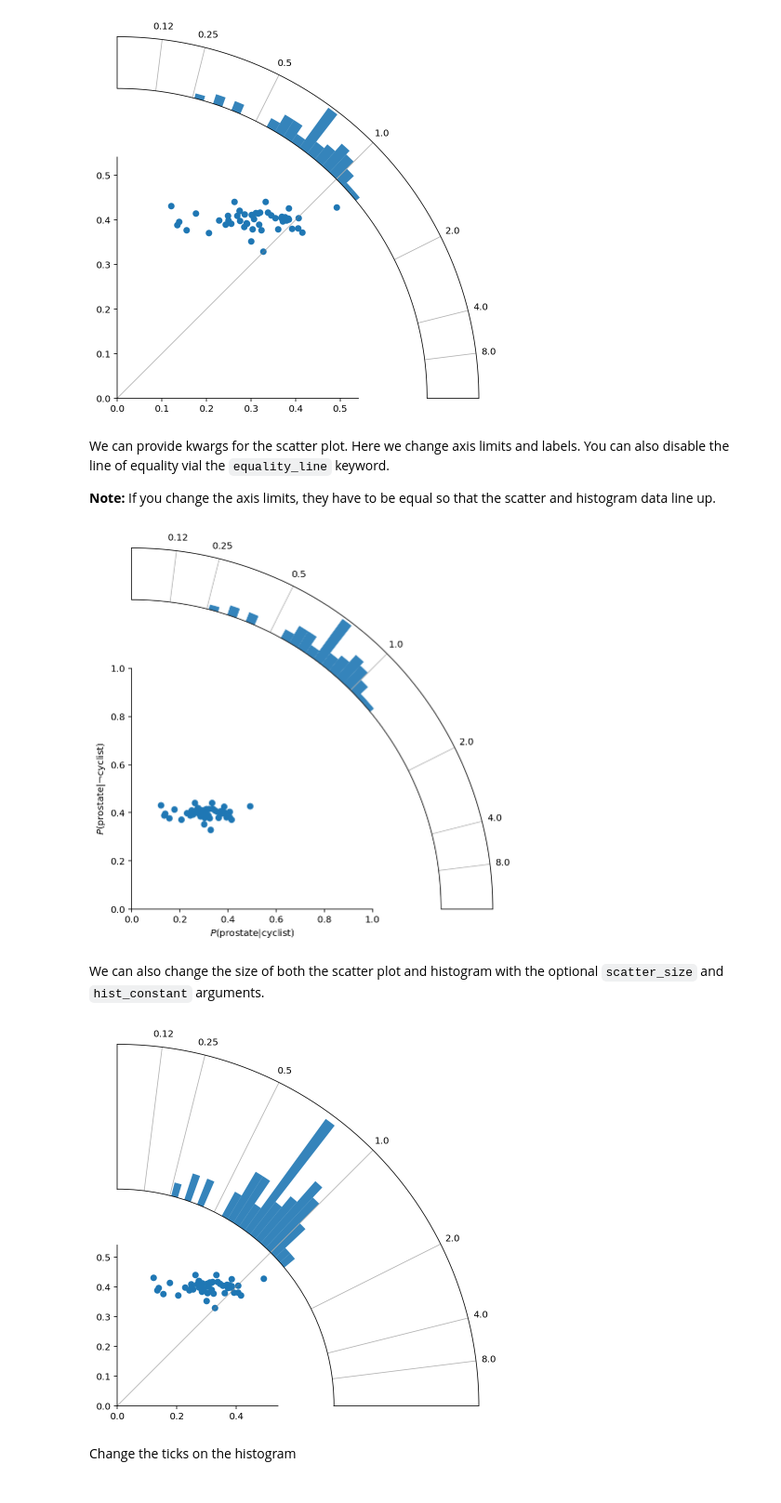
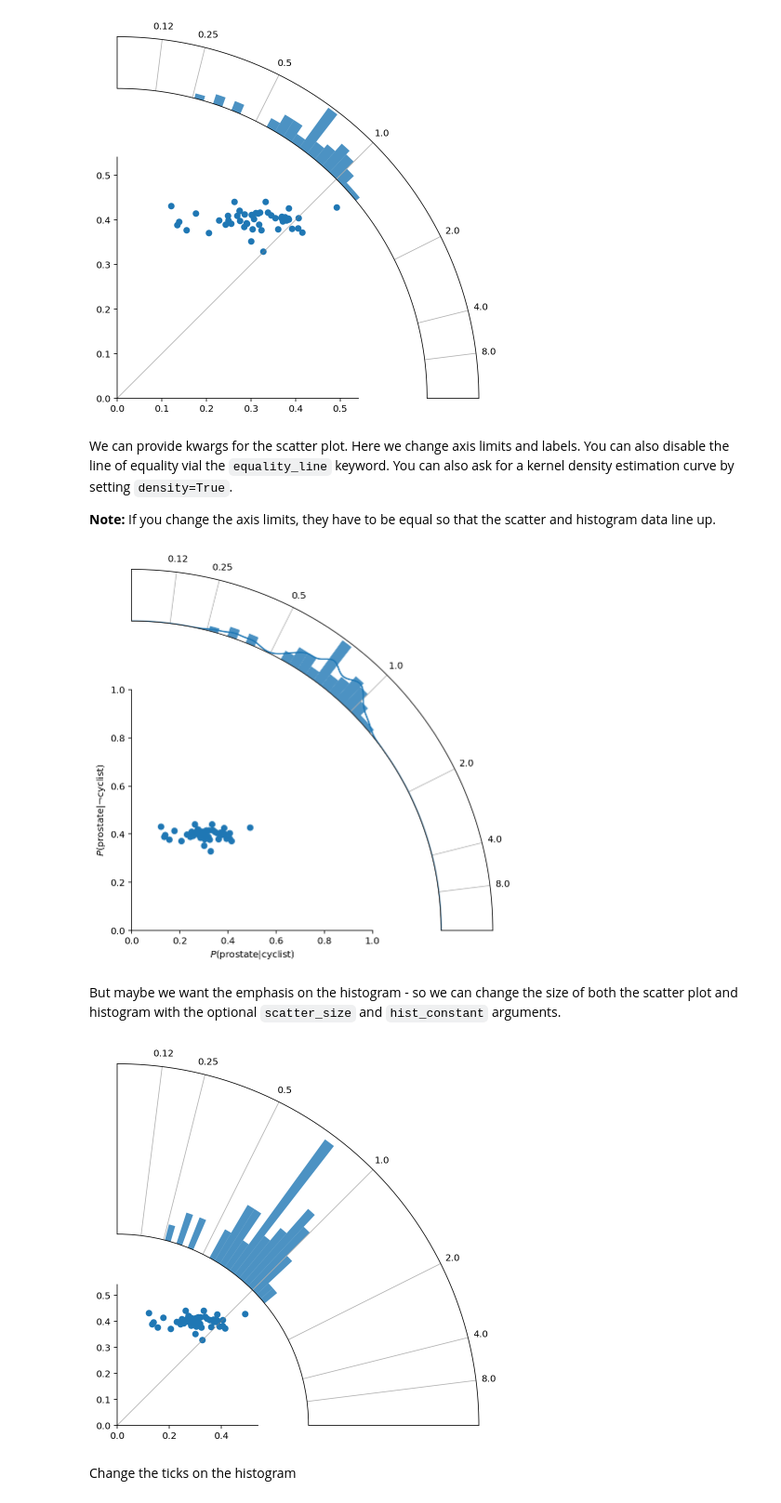
Before and after one commit to drbenvincent/misc, a Jupyter notebook: plotting/radial corner histogram plot.ipynb, the cells around one changed output. Shown: that part at 93% size. Drawn from its saved outputs; the diff is of its cells as text; code cells hidden in the pictures.

```diff
--- a/plotting/radial corner histogram plot.ipynb
+++ b/plotting/radial corner histogram plot.ipynb
@@ -20,7 +21,8 @@ def radial_corner_plot(x, y,
                        scatter_size=0.6,
                        hist_constant=-40,
                        desired_ratios=[1/8, 1/4, 1/2, 1, 2, 4, 8],
-                       equality_line=True):
+                       equality_line=True,
+                       density=False):
     """Scatter plot with radial histogram of x/y ratios
     Inputs:
         - figsize: tuple
@@ -78,7 +80,7 @@ def radial_corner_plot(x, y,
     b = b - offset_in_radians
 
     # plot the histogram
-    bars = ax2.bar(b[:-1], h, width=b[1:] - b[:-1], align='edge', alpha=0.9, **bar_kwargs)
+    bars = ax2.bar(b[:-1], h, width=b[1:] - b[:-1], align='edge', alpha=0.8, **bar_kwargs)
 
     def update_hist_ticks(ax, desired_ratios):
         """Update tick positions and corresponding tick labels"""
@@ -102,6 +104,13 @@ def radial_corner_plot(x, y,
     # remove bin count labels
     ax2.set_yticks([])
 
+    if density:
+        density = gaussian_kde(phi - offset_in_radians)
+        xi = np.radians(np.linspace(-45,45,1000))
+        density.covariance_factor = lambda : .2
+        density._compute_covariance()
+        ax2.plot(xi, density(xi))
+
 
     return (fig, [ax1, ax2])
 # %% [markdown]
@@ -112,7 +121,7 @@ fig, ax = radial_corner_plot(x, y)
 # %% [output]
 [figure]
 # %% [markdown]
-We can provide kwargs for the scatter plot. Here we change axis limits and labels. You can also disable the line of equality vial the `equality_line` keyword.
+We can provide kwargs for the scatter plot. Here we change axis limits and labels. You can also disable the line of equality vial the `equality_line` keyword. You can also ask for a kernel density estimation curve by setting `density=True`.
 
 **Note:** If you change the axis limits, they have to be equal so that the scatter and histogram data line up.
 # %%
@@ -123,15 +132,16 @@ scatter_kwargs= {"xlim": [0, 1],
 
 fig, ax = radial_corner_plot(x, y,
                              scatter_kwargs=scatter_kwargs,
-                             equality_line=False)
+                             equality_line=False,
+                             density=True)
 # %% [output]
-[figure, old version]
+[figure, new version]
 # %% [markdown]
-We can also change the size of both the scatter plot and histogram with the optional `scatter_size` and `hist_constant` arguments.
+But maybe we want the emphasis on the histogram - so we can change the size of both the scatter plot and histogram with the optional `scatter_size` and `hist_constant` arguments.
 # %%
-fig, ax = radial_corner_plot(x, y, scatter_size=0.4, hist_constant=-10)
+fig, ax = radial_corner_plot(x, y, scatter_size=0.35, hist_constant=-7.5)
 # %% [output]
-[figure, old version]
+[figure, new version]
 # %% [markdown]
 Change the ticks on the histogram
 # %%
```
Also changed, not shown: parts of 1 cell of this notebook.
